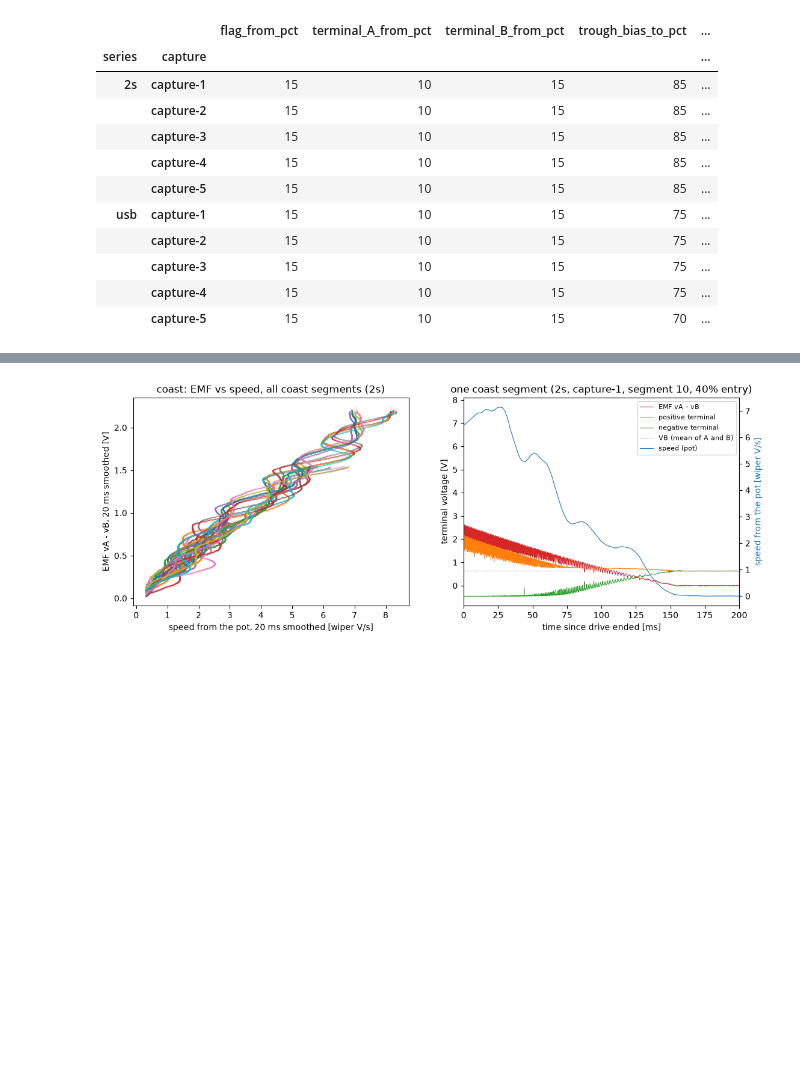
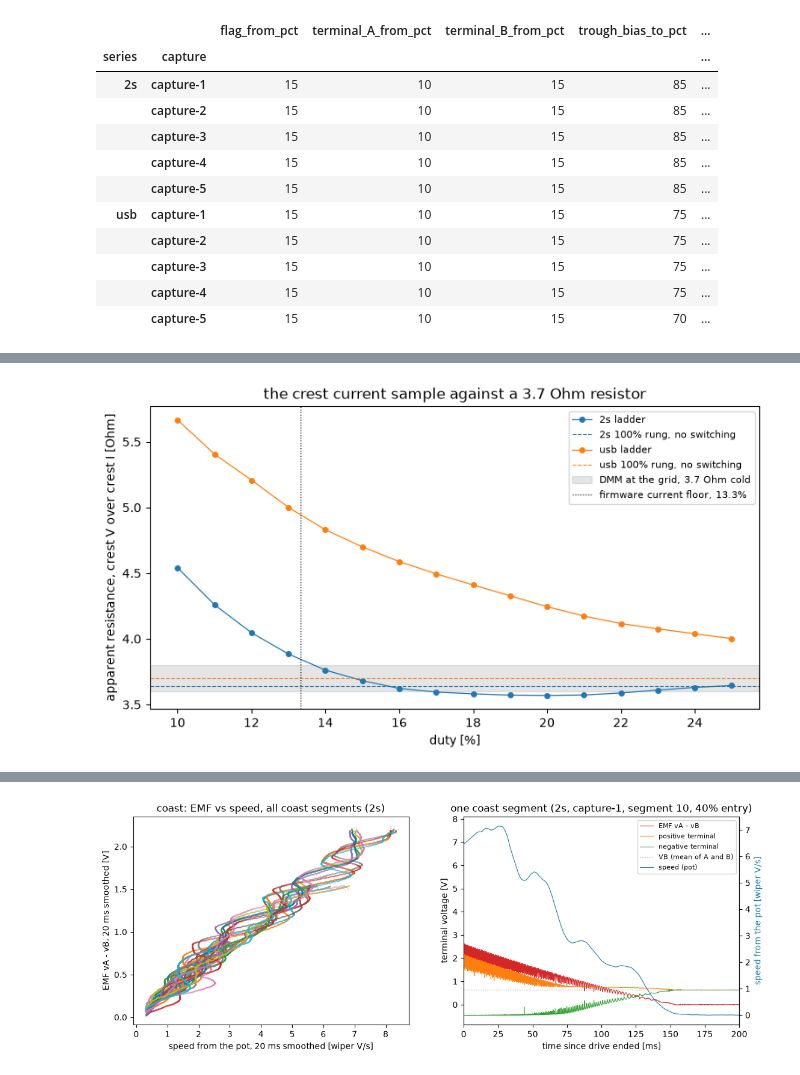
Before and after one commit to OpenServoCore/open-servo-core, a Jupyter notebook: notebooks/01-bridge-states.ipynb, the cells around one changed output, grey strips where cells are left out. Drawn from its saved outputs; the diff is of its cells as text; code cells hidden in the pictures; blank space fills up the shorter version.

Commit message:
notebooks: 01 04 05 carry the crest floor, friction and inertia re-fitted on corrected current (#102)

```diff
--- a/notebooks/01-bridge-states.ipynb
+++ b/notebooks/01-bridge-states.ipynb
@@ -1021,0 +1033,96 @@ segment against time, with both terminals.
+# %%
+# The resistor session, read as the chain's own report card on the crest
+# current sample. One ladder capture is a series of 10 ms bursts, 10% to 25%
+# duty and back down, into a static load; the `top` recording of the same
+# capture is the 100% rung, where the bridge does not switch at all.
+RES_DS = {k: oscnb.datasets.load(f"grid-3r7__dev-v006-D__{k}") for k in ("2s", "usb")}
+RES_LOAD = RES_DS["2s"].servo.measured["r_load"]     # DMM at the grid pins, cold
+
+def res_rungs(dataset):
+    # Per rung: the crest terminal difference across the load and the crest
+    # shunt current, both the way every other cell of this notebook reads
+    # them, with the recording's own baseline as bias and rest reading.
+    assert dataset.board.key == board.key, "the resistor session is the same board"
+    rows = []
+    for cap in dataset.captures("ladder"):
+        for rec in dataset.recordings("ladder", cap):
+            df = rec.frame()
+            df["duty_pct"] = df["cmd_duty_q15"] * (100.0 / Q15)
+            base = df[df["seg"] == 0]
+            bias = base["current_raw"].mean()
+            vb, vb_b = base["vmotor_a"].median(), base["vmotor_b"].median()
+            for _, seg in df[df["seg"] > 0].groupby("seg"):
+                d = seg["duty_pct"].iloc[0]
+                vA = board.term_v(seg["vmotor_a"].to_numpy(), vb)
+                vB = board.term_v(seg["vmotor_b"].to_numpy(), vb_b)
+                hi, lo = (vA, vB) if d > 0 else (vB, vA)
+                rows.append({
+                    "supply": dataset.supply, "capture": cap,
+                    "duty_pct": int(round(abs(d))), "dir": int(np.sign(d)),
+                    "terminal_V": np.median(hi) - np.median(lo),
+                    "crest_current_A": (seg["current_raw"].median() - bias) * board.a_per_count,
+                })
+    return pd.DataFrame(rows)
+
+RES = pd.concat(res_rungs(d) for d in RES_DS.values())
+RES["apparent_R_ohm"] = RES["terminal_V"] / RES["crest_current_A"]
+
+# Forward rungs carry the current answer. The reverse 10% rung is a separate
+# effect on the TERMINALS and is checked on its own below.
+fwd = RES[RES["dir"] > 0]
+res_tab = fwd.groupby(["supply", "duty_pct"])[
+    ["terminal_V", "crest_current_A", "apparent_R_ohm"]].mean()
+# Every rung against its own supply's 100% rung, where the bridge never switches.
+top_R = res_tab["apparent_R_ohm"].xs(100, level="duty_pct")
+res_tab["crest reads [x true]"] = (
+    top_R.reindex(res_tab.index.get_level_values("supply")).to_numpy()
+    / res_tab["apparent_R_ohm"])
+res_tab["crest error [%]"] = (res_tab["crest reads [x true]"] - 1) * 100
+
+HONEST_PCT = 2.0     # a rung counts as honest within this much of the 100% rung
+
+def honest_floor(supply):
+    # Lowest rung from which every rung above it is inside HONEST_PCT.
+    s = res_tab.loc[supply]
+    s = s[s.index < 100]
+    ok = s["crest error [%]"].abs() <= HONEST_PCT
+    run = [d for d in s.index if ok.loc[d:].all()]
+    return min(run) if run else None
+
+FLOORS = {k: honest_floor(k) for k in RES_DS}
+# USB never gets there inside the ladder, so extrapolate its top rungs.
+u = res_tab.loc["usb"]
+u = u[(u.index >= 20) & (u.index <= 25)]
+k_usb = np.polyfit(u.index.to_numpy(float), u["crest error [%]"].to_numpy(), 1)
+USB_EXTRAP_PCT = (-HONEST_PCT - k_usb[1]) / k_usb[0]
+
+fig, ax = plt.subplots(figsize=(9, 4.5))
+for label in RES_DS:
+    s = res_tab.loc[label]
+    s = s[s.index < 100]
+    ax.plot(s.index, s["apparent_R_ohm"], "-o", ms=4, lw=0.9,
+            color=COLORS[label], label=f"{label} ladder")
+    ax.axhline(top_R[label], color=COLORS[label], lw=0.8, ls="--",
+               label=f"{label} 100% rung, no switching")
+ax.axhspan(RES_LOAD.lo, RES_LOAD.hi, color="grey", alpha=0.2,
+           label=f"DMM at the grid, {RES_LOAD.value:g} Ohm cold")
+ax.axvline(board.floor_i_pct, color="k", lw=0.8, ls=":",
+           label=f"firmware current floor, {board.floor_i_pct:.1f}%")
+ax.set_xlabel("duty [%]")
+ax.set_ylabel("apparent resistance, crest V over crest I [Ohm]")
+ax.set_title("the crest current sample against a 3.7 Ohm resistor")
+ax.legend(fontsize=8)
+plt.show()
+
+print(f"honest within {HONEST_PCT:.0f}% from: "
+      + ", ".join(f"{k} {v}%" if v else f"{k} not inside this ladder" for k, v in FLOORS.items()))
+print(f"USB extrapolated from its 20-25% rungs: {USB_EXTRAP_PCT:.1f}% duty")
+# The terminal side of the same ladder: the reverse 10% rung against its own
+# plateau, which is the 120-tick window floor and not a current effect.
+rev = RES[RES["dir"] < 0].groupby(["supply", "duty_pct"])["terminal_V"].mean()
+for label in RES_DS:
+    print(f"{label}: reverse 10% rung terminal difference is "
+          f"{rev[(label, 10)] / rev[(label, 20)]:.3f} of its 20% rung")
+res_tab.round(3)
+# %% [output]
+[figure, added]
```
Also changed, not shown: parts of 8 cells of this notebook, 2 other files.
